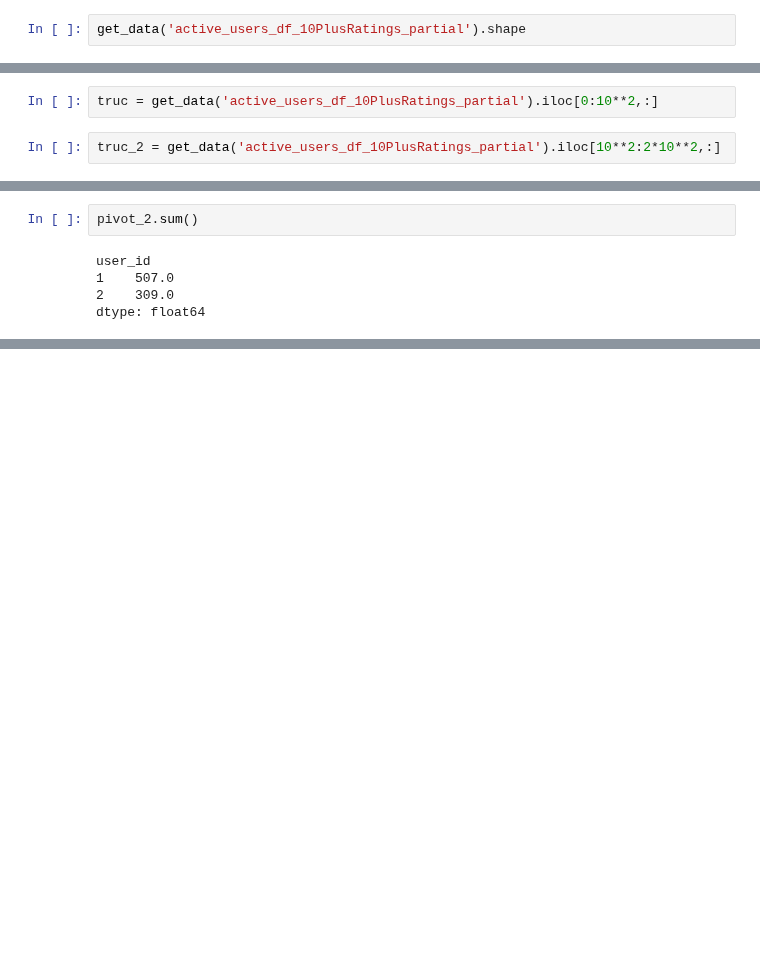
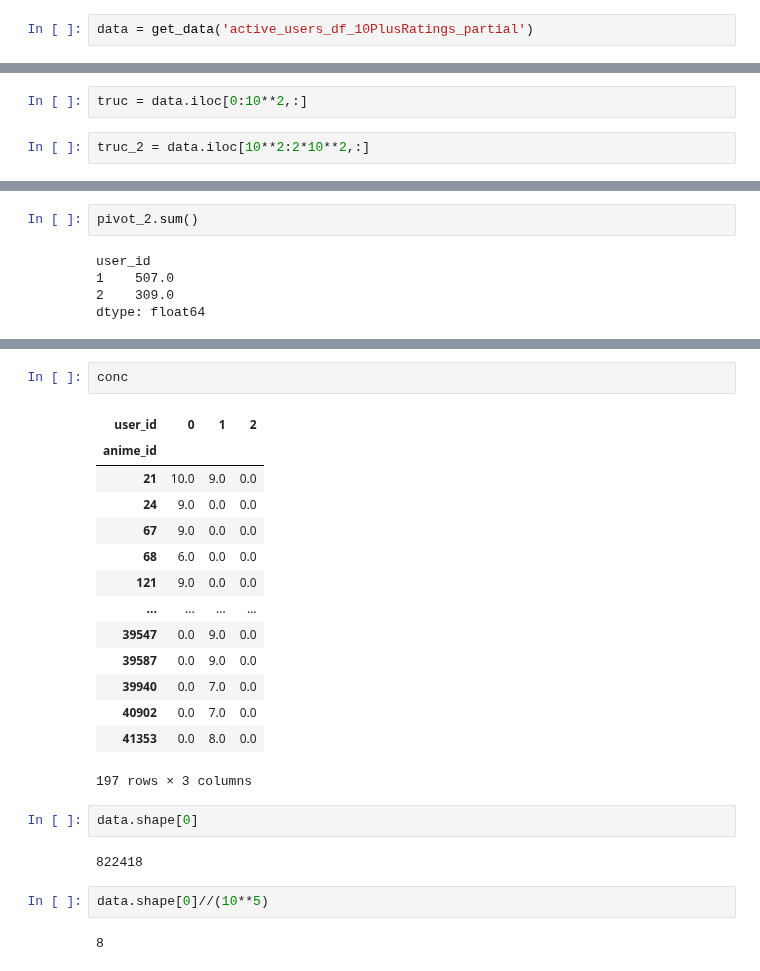
Before and after one commit to mijkami/Anime_Map, a Jupyter notebook: notebooks/prep before google.ipynb, the cells around one changed output, grey strips where cells are left out. Drawn from its saved outputs; the diff is of its cells as text; blank space fills up the shorter version.

```diff
--- a/notebooks/prep before google.ipynb
+++ b/notebooks/prep before google.ipynb
@@ -659,4 +628,4 @@ PCA_vector(pivot_df)
 | 17 | -73.363599 | 2.576832 | 0.989942 | 2.365078 | -3.939463 | 1.499704 | -1.624633 | -7.905252 | -20.550606 | -2.418459 | -2.025161 |
 | 18 | -75.836871 | 2.983971 | 1.473582 | 2.865510 | -4.042415 | 2.323617 | -1.868699 | -7.924327 | -19.625234 | -2.050164 | -2.592841 |
 # %%
-get_data('active_users_df_10PlusRatings_partial').shape
+data = get_data('active_users_df_10PlusRatings_partial')
@@ -665,7 +632,7 @@ get_data('active_users_df_10PlusRatings_partial').shape
 # %%
-truc = get_data('active_users_df_10PlusRatings_partial').iloc[0:10**2,:]
+truc = data.iloc[0:10**2,:]
 # %%
-truc_2 = get_data('active_users_df_10PlusRatings_partial').iloc[10**2:2*10**2,:]
+truc_2 = data.iloc[10**2:2*10**2,:]
 # %%
 truc.shape == truc_2.shape
 # %% [output]
@@ -710,0 +712,25 @@ dtype: float64
+# %%
+conc
+# %% [output]
+| user_id | 0 | 1 | 2 |
+| anime_id |  |  |  |
+| 21 | 10.0 | 9.0 | 0.0 |
+| 24 | 9.0 | 0.0 | 0.0 |
+| 67 | 9.0 | 0.0 | 0.0 |
+| 68 | 6.0 | 0.0 | 0.0 |
+| 121 | 9.0 | 0.0 | 0.0 |
+| ... | ... | ... | ... |
+| 39547 | 0.0 | 9.0 | 0.0 |
+| 39587 | 0.0 | 9.0 | 0.0 |
+| 39940 | 0.0 | 7.0 | 0.0 |
+| 40902 | 0.0 | 7.0 | 0.0 |
+| 41353 | 0.0 | 8.0 | 0.0 |
+197 rows × 3 columns
+# %%
+data.shape[0]
+# %% [output]
+822418
+# %%
+data.shape[0]//(10**5)
+# %% [output]
+8
```
Also changed, not shown: parts of 30 cells of this notebook, 6 other files.
